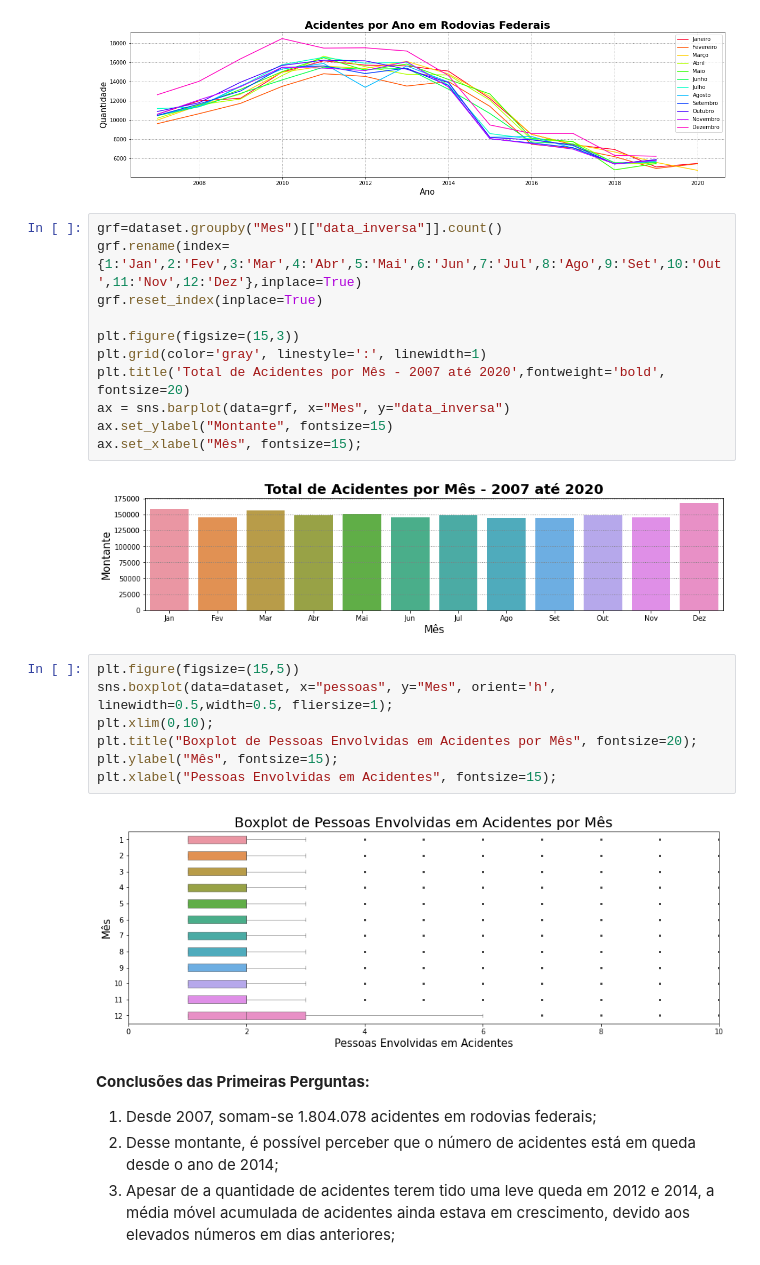
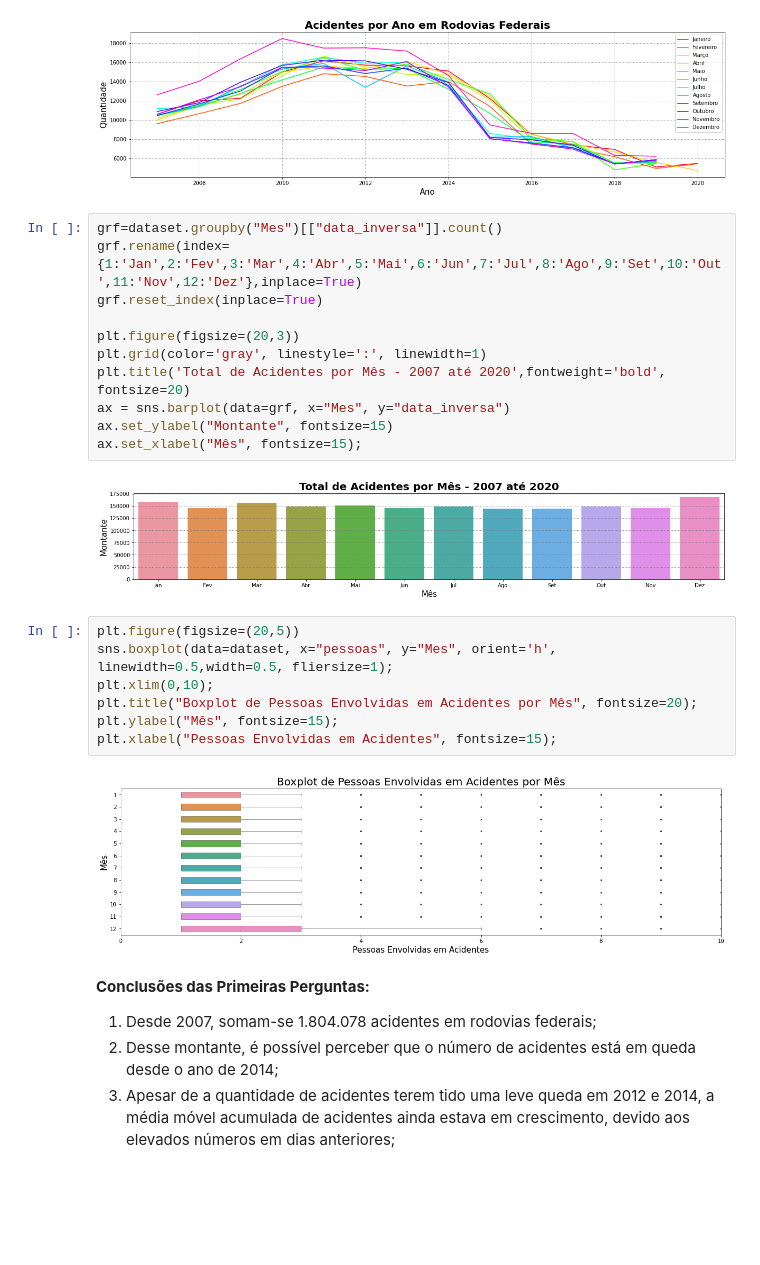
Before and after one commit to FelipeGBarreto/Projects, a Jupyter notebook: Acidentes_Rodovias_Federais.ipynb, the cells around one changed output. Cells and saved outputs as stored; diff of their text form; blank space fills up the shorter version.

```diff
--- a/Acidentes_Rodovias_Federais.ipynb
+++ b/Acidentes_Rodovias_Federais.ipynb
@@ -209,25 +209,25 @@ ax.legend(["Janeiro","Fevereiro","Março","Abril","Maio","Junho","Julho","Agosto
 # %%
 grf=dataset.groupby("Mes")[["data_inversa"]].count()
 grf.rename(index={1:'Jan',2:'Fev',3:'Mar',4:'Abr',5:'Mai',6:'Jun',7:'Jul',8:'Ago',9:'Set',10:'Out',11:'Nov',12:'Dez'},inplace=True)
 grf.reset_index(inplace=True)
 
-plt.figure(figsize=(15,3))
+plt.figure(figsize=(20,3))
 plt.grid(color='gray', linestyle=':', linewidth=1)
 plt.title('Total de Acidentes por Mês - 2007 até 2020',fontweight='bold', fontsize=20)
 ax = sns.barplot(data=grf, x="Mes", y="data_inversa")
 ax.set_ylabel("Montante", fontsize=15)
 ax.set_xlabel("Mês", fontsize=15);
 # %% [output]
-[figure, old version]
+[figure, new version]
 # %%
-plt.figure(figsize=(15,5))
+plt.figure(figsize=(20,5))
 sns.boxplot(data=dataset, x="pessoas", y="Mes", orient='h', linewidth=0.5,width=0.5, fliersize=1);
 plt.xlim(0,10);
 plt.title("Boxplot de Pessoas Envolvidas em Acidentes por Mês", fontsize=20);
 plt.ylabel("Mês", fontsize=15);
 plt.xlabel("Pessoas Envolvidas em Acidentes", fontsize=15);
 # %% [output]
-[figure, old version]
+[figure, new version]
 # %% [markdown]
 **Conclusões das Primeiras Perguntas:**
 
```
Also changed, not shown: parts of 2 cells of this notebook.
